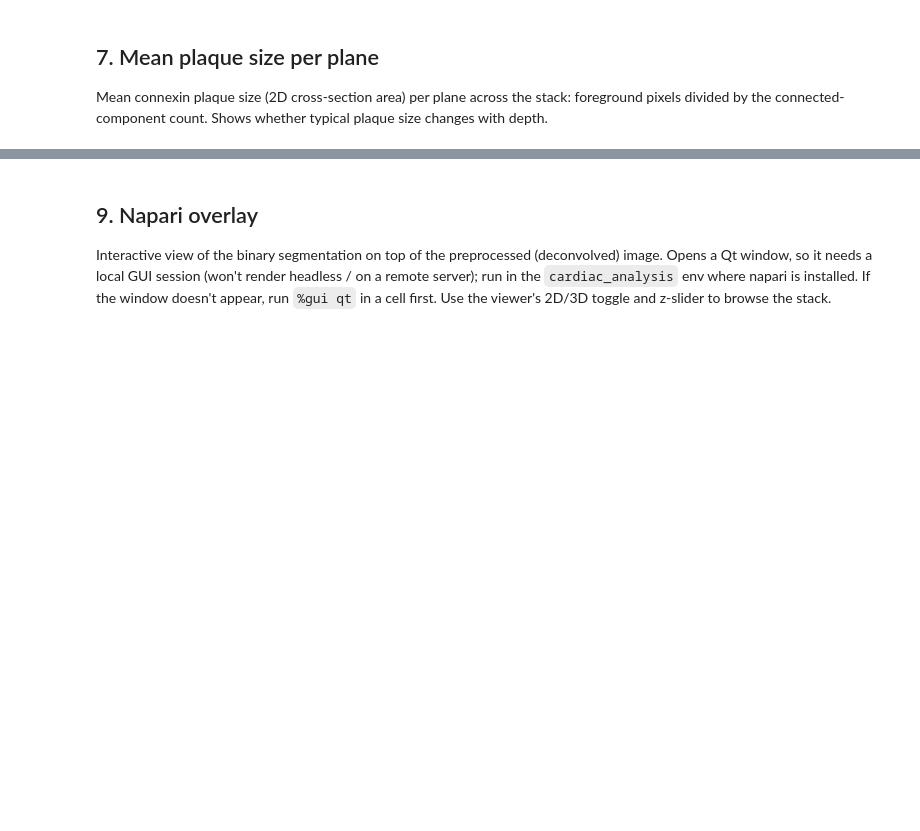
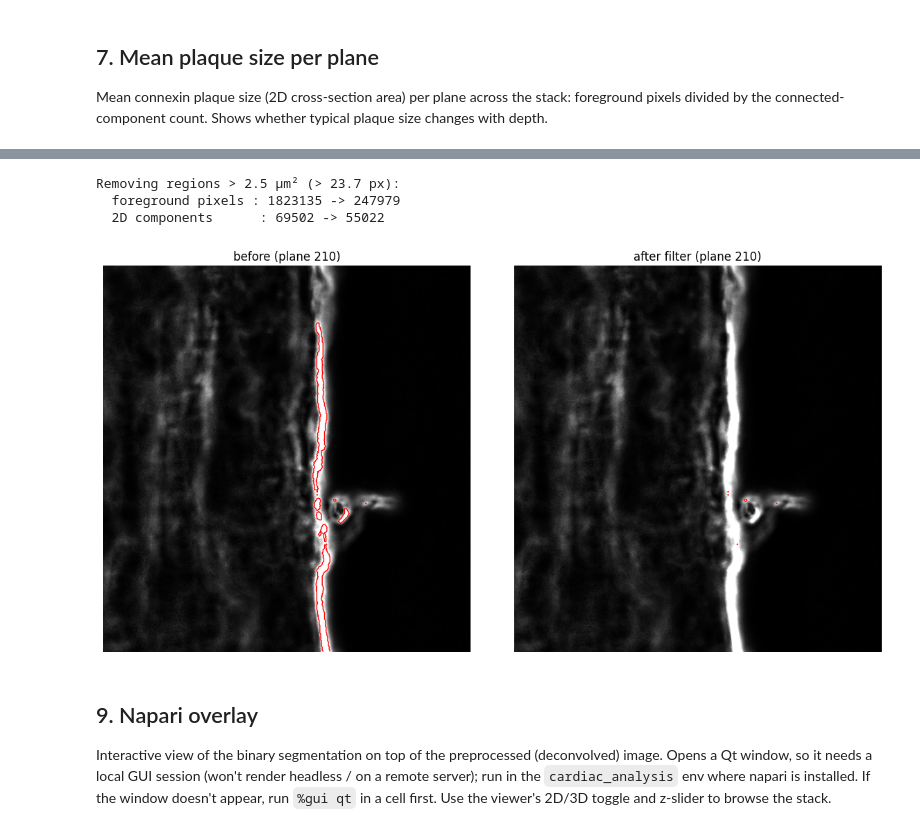
Before and after one commit to llloretta/connexin-pipeline, a Jupyter notebook: notebooks/2_3_segmentation_full_stack_test.ipynb, the cells around one changed output, grey strips where cells are left out. Cells and saved outputs as stored; diff of their text form; code cells hidden in the pictures; blank space fills up the shorter version.

```diff
--- a/notebooks/2_3_segmentation_full_stack_test.ipynb
+++ b/notebooks/2_3_segmentation_full_stack_test.ipynb
@@ -306,19 +305,0 @@ artifacts), keeping the small connexin plaques, via `remove_regions_above_area`.
-# %%
-MAX_AREA_UM2 = 2.5
-seg_filtered = remove_regions_above_area(seg, max_area_um2=MAX_AREA_UM2, pixel_size_um=PIXEL_SIZE_UM)
-
-counts_after = np.array([count_connexin_plaques(seg_filtered[z])[0] for z in range(n_planes)])
-print(f"Removing regions > {MAX_AREA_UM2} µm² (> {MAX_AREA_UM2 / PIXEL_AREA_UM2:.1f} px):")
-print(f"  foreground pixels : {int(seg.sum())} -> {int(seg_filtered.sum())}")
-print(f"  2D components      : {int(counts.sum())} -> {int(counts_after.sum())}")
-
-# before/after on a mid-stack sample plane
-p = int(zone_samples['sample_plane'].iloc[len(zone_samples) // 2])
-fig, ax = plt.subplots(1, 2, figsize=(12, 6))
-for a, (title, b) in zip(ax, [('before', seg), ('after filter', seg_filtered)]):
-    a.imshow(deconvolved[p], cmap='gray', vmax=disp_vmax(deconvolved[p]))
-    a.contour(b[p], [0.5], colors='red', linewidths=0.4)
-    a.set_title(f'{title} (plane {p})')
-    a.axis('off')
-plt.tight_layout()
-plt.show()
@@ -325,3 +314,24 @@ plt.show()
+# %%
+counts_after = np.array([count_connexin_plaques(seg_filtered[z])[0] for z in range(n_planes)])
+print(f"Removing regions > {MAX_AREA_UM2} µm² (> {MAX_AREA_UM2 / PIXEL_AREA_UM2:.1f} px):")
+print(f"  foreground pixels : {int(seg.sum())} -> {int(seg_filtered.sum())}")
+print(f"  2D components      : {int(counts.sum())} -> {int(counts_after.sum())}")
+
+# before/after on a mid-stack sample plane
+p = 210 #int(zone_samples['sample_plane'].iloc[len(zone_samples) // 2])
+fig, ax = plt.subplots(1, 2, figsize=(12, 6))
+for a, (title, b) in zip(ax, [('before', seg), ('after filter', seg_filtered)]):
+    a.imshow(deconvolved[p, 500:1000, 500:1800], cmap='gray', vmax=disp_vmax(deconvolved[p]))
+    a.contour(b[p, 500:1000, 500:1800], [0.5], colors='red', linewidths=1)
+    a.set_title(f'{title} (plane {p})')
+    a.axis('off')
+plt.tight_layout()
+plt.show()
+# %% [output]
+Removing regions > 2.5 µm² (> 23.7 px):
+  foreground pixels : 1823135 -> 247979
+  2D components      : 69502 -> 55022
+[figure, added]
 # %% [markdown]
 ## 9. Napari overlay
 
```
Also changed, not shown: parts of 6 cells of this notebook.
